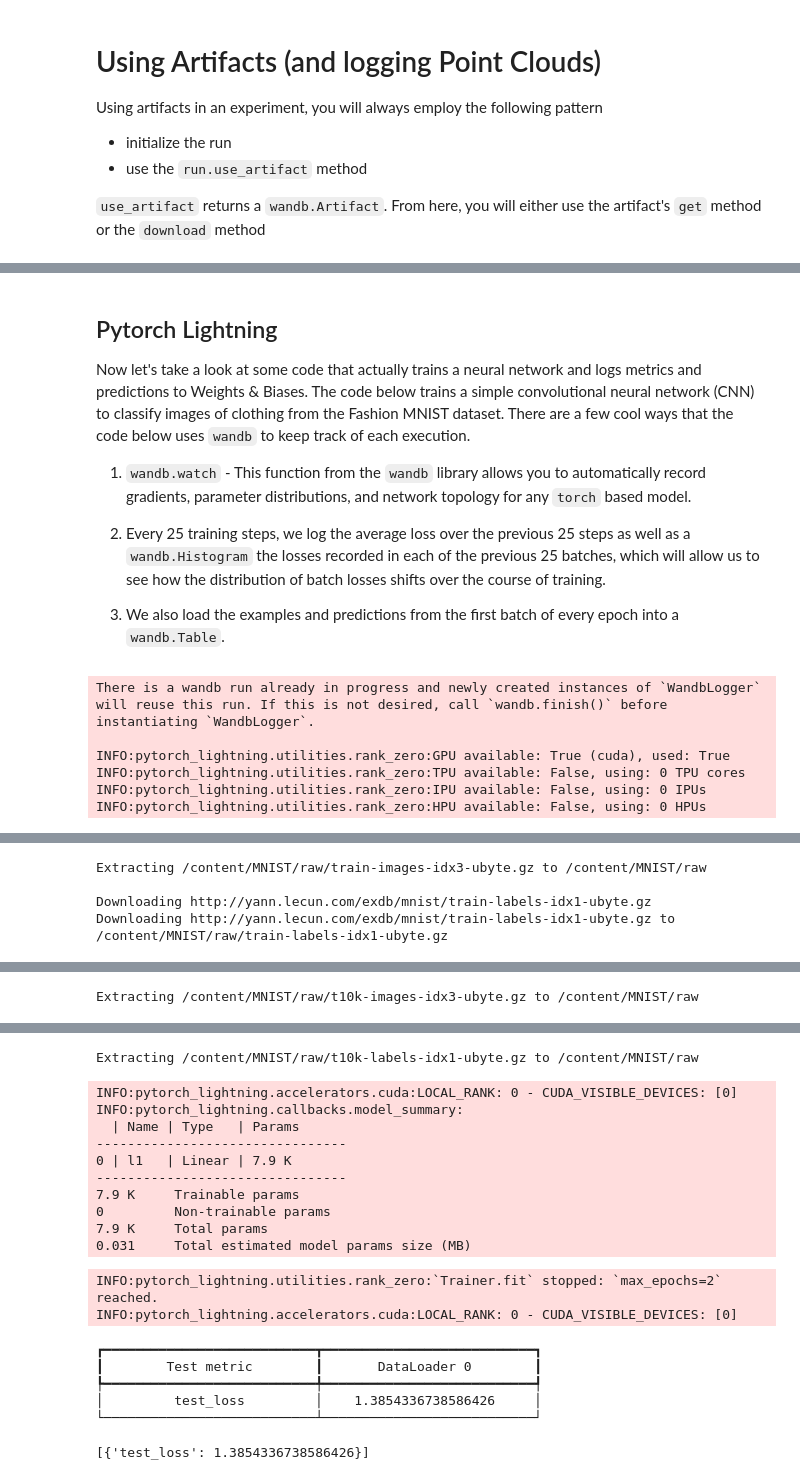
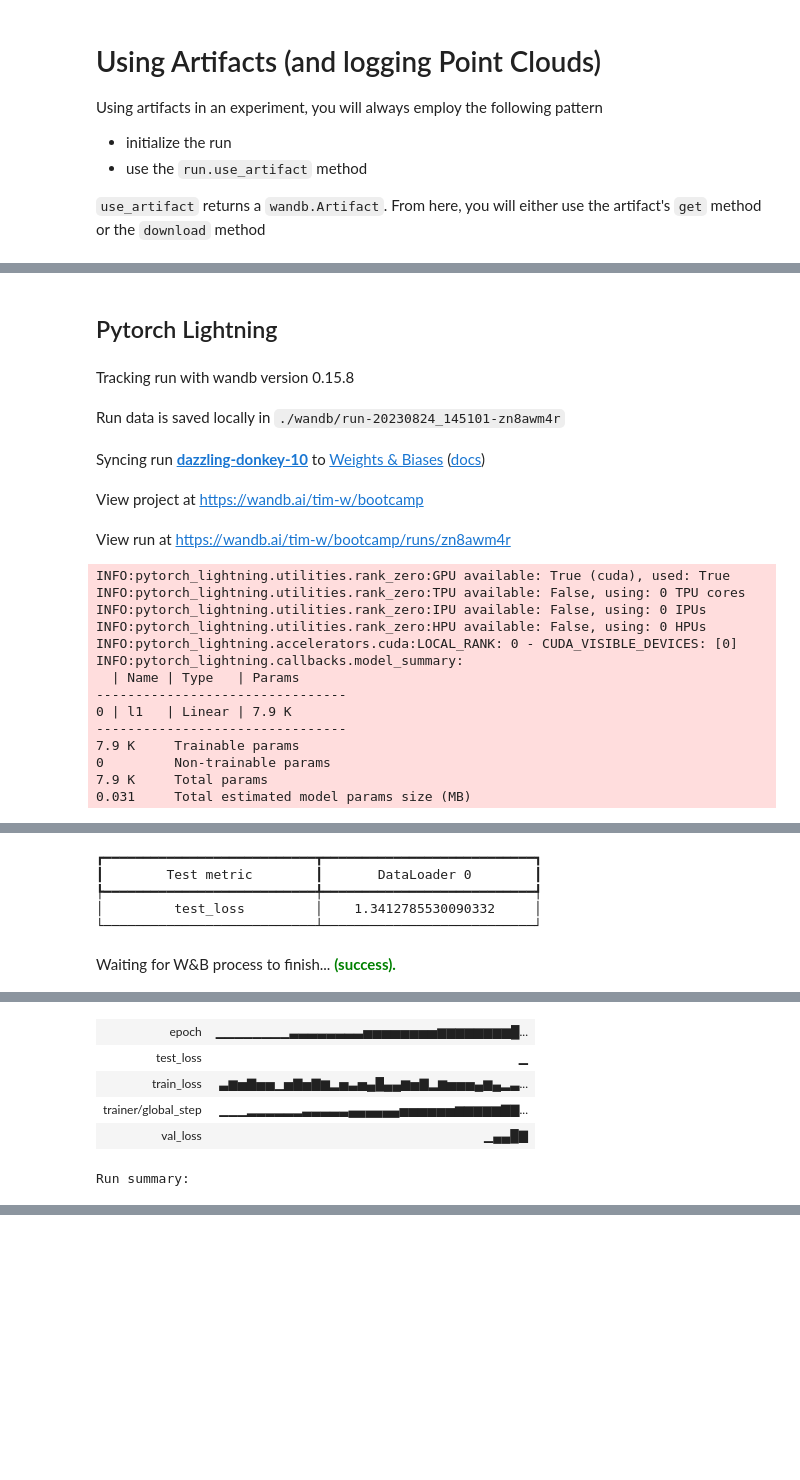
Before and after one commit to timsetsfire/wandb-examples, a Jupyter notebook: colab/WB101_v3.ipynb, the cells around one changed output, grey strips where cells are left out. Cells and saved outputs as stored; diff of their text form; code cells hidden in the pictures; blank space fills up the shorter version.

```diff
--- a/colab/WB101_v3.ipynb
+++ b/colab/WB101_v3.ipynb
@@ -439,13 +447,5 @@ run.finish()
-# %% [markdown]
-## Pytorch Lightning
-
-Now let's take a look at some code that actually trains a neural network and logs metrics and predictions to Weights & Biases. The code below trains a simple convolutional neural network (CNN) to classify images of clothing from the Fashion MNIST dataset. There are a few cool ways that the code below uses `wandb` to keep track of each execution.
-
-1. `wandb.watch` - This function from the `wandb` library allows you to automatically record gradients, parameter distributions, and network topology for any `torch` based model.
-
-2. Every 25 training steps, we log the average loss over the previous 25 steps as well as a `wandb.Histogram` the losses recorded in each of the previous 25 batches, which will allow us to see how the distribution of batch losses shifts over the course of training.
-
-3. We also load the examples and predictions from the first batch of every epoch into a `wandb.Table`.
+# %% [markdown]
+## Pytorch Lightning
 # %%
 """pytorch-lightning example with W&B logging.
 
@@ -526,15 +526,30 @@ class MNISTModel(pl.LightningModule):
             MNIST(os.getcwd(), train=True, download=False, transform=transforms.ToTensor()), batch_size=32
         )
 # %%
+from pytorch_lightning.callbacks import ModelCheckpoint
 wandb_logger = WandbLogger()
 mnist_model = MNISTModel()
-trainer = pl.Trainer(max_epochs=2, logger=wandb_logger)
+trainer = pl.Trainer(max_epochs=5, logger=wandb_logger)
 trainer.fit(mnist_model)
 trainer.test(mnist_model)
+wandb.finish()
 # %% [output]
+Tracking run with wandb version 0.15.8
+Run data is saved locally in ./wandb/run-20230824_145101-zn8awm4r
+Syncing run dazzling-donkey-10 to Weights & Biases (docs)
+View project at https://wandb.ai/tim-w/bootcamp
+View run at https://wandb.ai/tim-w/bootcamp/runs/zn8awm4r
-There is a wandb run already in progress and newly created instances of `WandbLogger` will reuse this run. If this is not desired, call `wandb.finish()` before instantiating `WandbLogger`.
-
 INFO:pytorch_lightning.utilities.rank_zero:GPU available: True (cuda), used: True
 INFO:pytorch_lightning.utilities.rank_zero:TPU available: False, using: 0 TPU cores
 INFO:pytorch_lightning.utilities.rank_zero:IPU available: False, using: 0 IPUs
 INFO:pytorch_lightning.utilities.rank_zero:HPU available: False, using: 0 HPUs
+INFO:pytorch_lightning.accelerators.cuda:LOCAL_RANK: 0 - CUDA_VISIBLE_DEVICES: [0]
+INFO:pytorch_lightning.callbacks.model_summary:
+  | Name | Type   | Params
+--------------------------------
+0 | l1   | Linear | 7.9 K
+--------------------------------
+7.9 K     Trainable params
+0         Non-trainable params
+7.9 K     Total params
+0.031     Total estimated model params size (MB)
@@ -543,4 +558,6 @@ Downloading http://yann.lecun.com/exdb/mnist/train-images-idx3-ubyte.gz to /cont
-Extracting /content/MNIST/raw/train-images-idx3-ubyte.gz to /content/MNIST/raw
-
-Downloading http://yann.lecun.com/exdb/mnist/train-labels-idx1-ubyte.gz
-Downloading http://yann.lecun.com/exdb/mnist/train-labels-idx1-ubyte.gz to /content/MNIST/raw/train-labels-idx1-ubyte.gz
+┏━━━━━━━━━━━━━━━━━━━━━━━━━━━┳━━━━━━━━━━━━━━━━━━━━━━━━━━━┓
+┃        Test metric        ┃       DataLoader 0        ┃
+┡━━━━━━━━━━━━━━━━━━━━━━━━━━━╇━━━━━━━━━━━━━━━━━━━━━━━━━━━┩
+│         test_loss         │    1.3412785530090332     │
+└───────────────────────────┴───────────────────────────┘
+Waiting for W&B process to finish... (success).
@@ -551 +565,6 @@ Downloading http://yann.lecun.com/exdb/mnist/t10k-images-idx3-ubyte.gz to /conte
+| epoch | ▁▁▁▁▁▁▁▁▃▃▃▃▃▃▃▃▅▅▅▅▅▅▅▅▆▆▆▆▆▆▆▆█... |
+| test_loss | ▁ |
+| train_loss | ▃▆▅▇▅▅▁▅▇▅▇▆▂▅▃▅▄█▄▄▆▅▇▂▆▅▅▅▄▆▄▂▃... |
+| trainer/global_step | ▁▁▁▂▂▂▂▂▂▃▃▃▃▃▄▄▄▄▄▄▅▅▅▅▅▅▆▆▆▆▆▇▇... |
+| val_loss | ▁▄▄█▇ |
-Extracting /content/MNIST/raw/t10k-images-idx3-ubyte.gz to /content/MNIST/raw
+Run summary:
@@ -554,19 +571,0 @@ Downloading http://yann.lecun.com/exdb/mnist/t10k-labels-idx1-ubyte.gz to /conte
-Extracting /content/MNIST/raw/t10k-labels-idx1-ubyte.gz to /content/MNIST/raw
-INFO:pytorch_lightning.accelerators.cuda:LOCAL_RANK: 0 - CUDA_VISIBLE_DEVICES: [0]
-INFO:pytorch_lightning.callbacks.model_summary:
-  | Name | Type   | Params
---------------------------------
-0 | l1   | Linear | 7.9 K
---------------------------------
-7.9 K     Trainable params
-0         Non-trainable params
-7.9 K     Total params
-0.031     Total estimated model params size (MB)
-INFO:pytorch_lightning.utilities.rank_zero:`Trainer.fit` stopped: `max_epochs=2` reached.
-INFO:pytorch_lightning.accelerators.cuda:LOCAL_RANK: 0 - CUDA_VISIBLE_DEVICES: [0]
-┏━━━━━━━━━━━━━━━━━━━━━━━━━━━┳━━━━━━━━━━━━━━━━━━━━━━━━━━━┓
-┃        Test metric        ┃       DataLoader 0        ┃
-┡━━━━━━━━━━━━━━━━━━━━━━━━━━━╇━━━━━━━━━━━━━━━━━━━━━━━━━━━┩
-│         test_loss         │    1.3854336738586426     │
-└───────────────────────────┴───────────────────────────┘
-[{'test_loss': 1.3854336738586426}]
```
Also changed, not shown: parts of 12 cells of this notebook.
